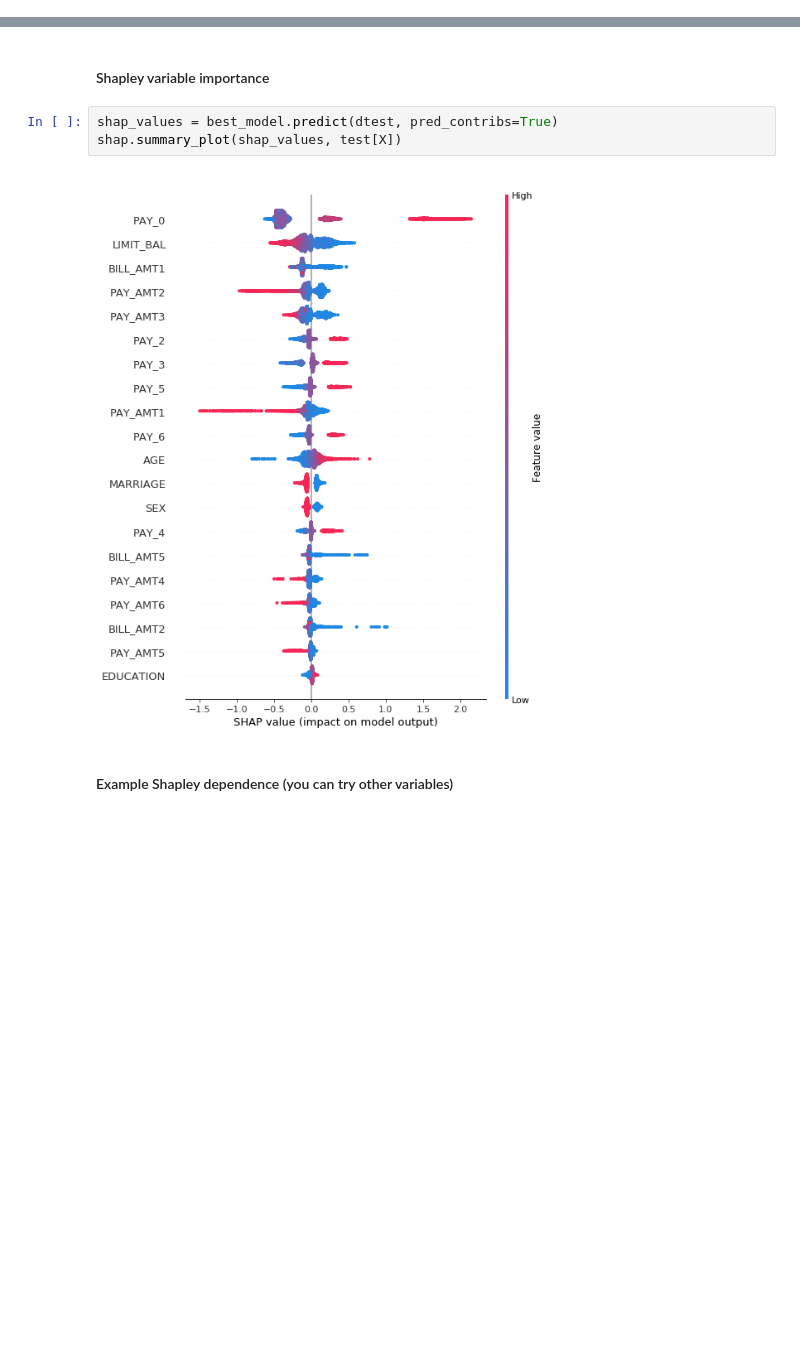
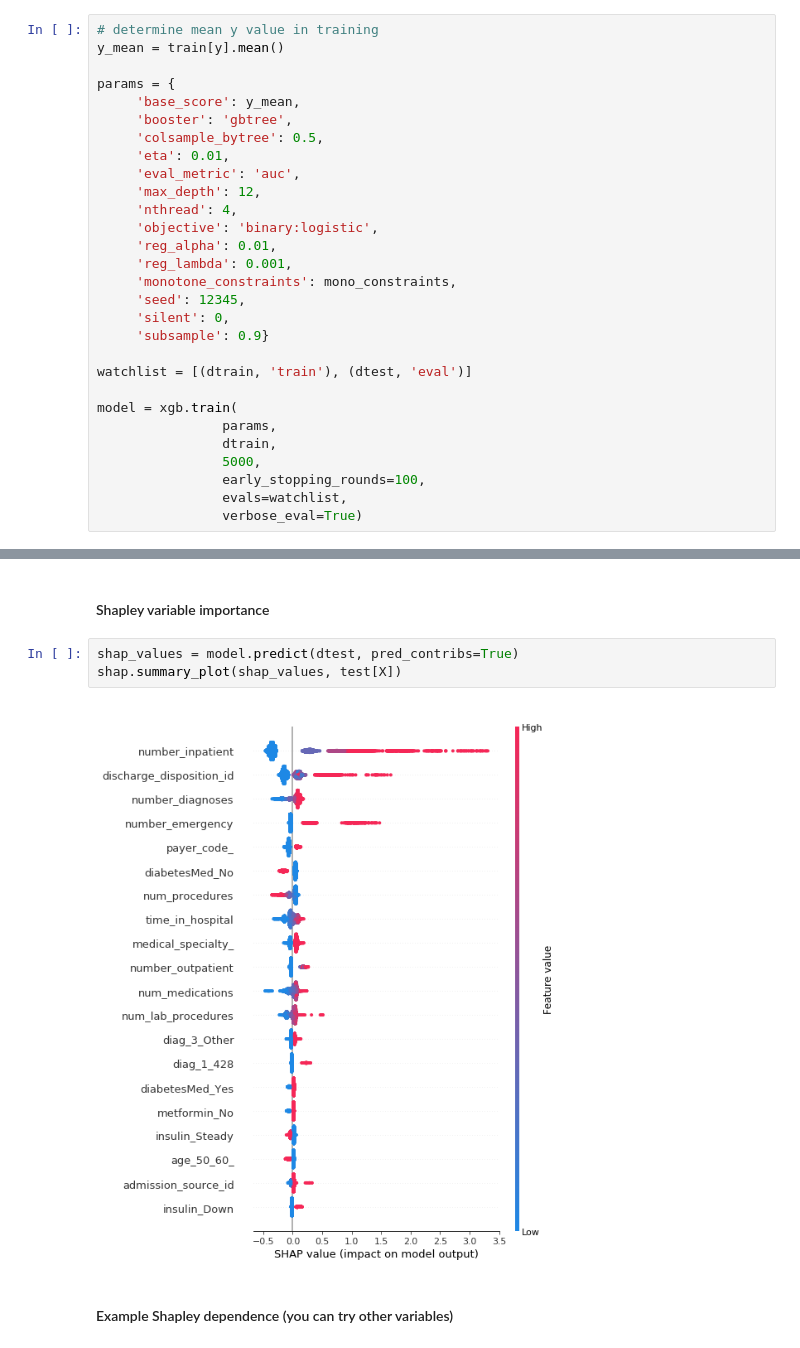
Before and after one commit to jphall663/diabetes_use_case, a Jupyter notebook: Binary-Classification-Readmit.ipynb, the cells around one changed output, grey strips where cells are left out. Saved outputs shown, nothing was run; the diff lists cells and outputs as text; blank space fills up the shorter version.

```diff
--- a/Binary-Classification-Readmit.ipynb
+++ b/Binary-Classification-Readmit.ipynb
@@ -499,3 +507,32 @@ reg_lambda = 0.001
 ntree = 400
 Model 719 trained in 70.44 s.
 Model 719 best score = 0.6944
+# %%
+# determine mean y value in training
+y_mean = train[y].mean()
+
+params = {
+     'base_score': y_mean,
+     'booster': 'gbtree',
+     'colsample_bytree': 0.5,
+     'eta': 0.01,
+     'eval_metric': 'auc',
+     'max_depth': 12,
+     'nthread': 4,
+     'objective': 'binary:logistic',
+     'reg_alpha': 0.01,
+     'reg_lambda': 0.001,
+     'monotone_constraints': mono_constraints,
+     'seed': 12345,
+     'silent': 0,
+     'subsample': 0.9}
+
+watchlist = [(dtrain, 'train'), (dtest, 'eval')]
+
+model = xgb.train(
+                params,
+                dtrain,
+                5000,
+                early_stopping_rounds=100,
+                evals=watchlist,
+                verbose_eval=True)
@@ -519,10 +568,10 @@ NameError: name 'eli5' is not defined
 # %% [markdown]
 #### Shapley variable importance
 # %%
-shap_values = best_model.predict(dtest, pred_contribs=True)
+shap_values = model.predict(dtest, pred_contribs=True)
 shap.summary_plot(shap_values, test[X])
 # %% [output]
-[figure, old version]
+[figure, new version]
 # %% [markdown]
 #### Example Shapley dependence (you can try other variables)
 # %%
```
Also changed, not shown: parts of 71 cells of this notebook, 4 other files.
